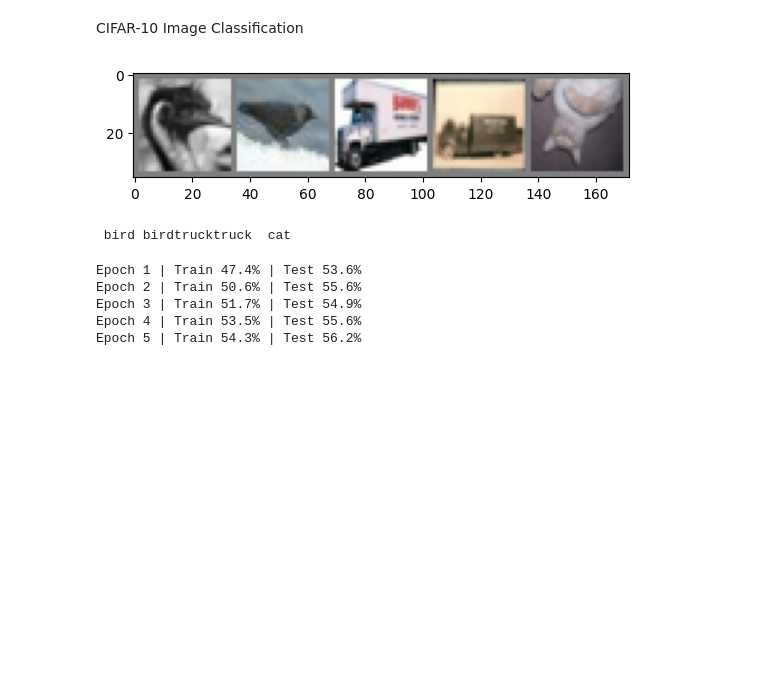
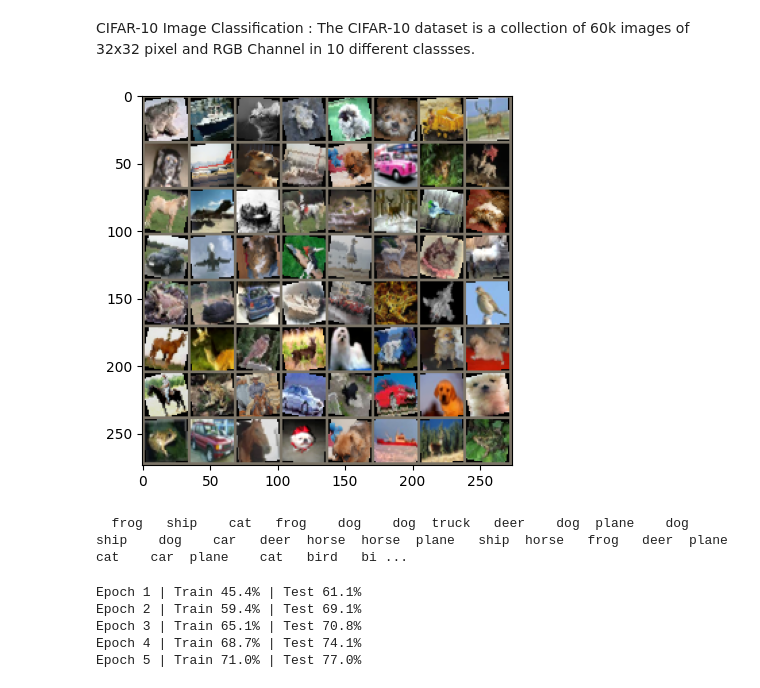
Before and after one commit to Binte-Marium-naqvi/LogicMojo-AI-ML-Jan26-Mari110, a Jupyter notebook: CIFAR_Image_Classification.ipynb, the cells around one changed output. Drawn from its saved outputs; the diff is of its cells as text; code cells hidden in the pictures; blank space fills up the shorter version.

```diff
--- a/CIFAR_Image_Classification.ipynb
+++ b/CIFAR_Image_Classification.ipynb
@@ -1,52 +1,68 @@
-# %% [markdown]
-CIFAR-10 Image Classification
+# %% [markdown]
+CIFAR-10 Image Classification :
+The CIFAR-10 dataset is a collection of 60k images of 32x32 pixel and RGB Channel in 10 different classses.
 # %%
 #Import the required Torch packages
 import torch
 import torchvision
 import torchvision.transforms as transforms
-
-#
-transform=transforms.Compose(                                 # transforms.Compose -> This simply chains multiple transformations together
+IMG_SIZE=32
+train_transform=transforms.Compose( [
+  #transforms.Compose -> This simply chains multiple transformations together
+  transforms.Resize((IMG_SIZE, IMG_SIZE)),
+  transforms.RandomHorizontalFlip(p=0.5),
+  transforms.RandomRotation(degrees=15),
+  transforms.ColorJitter(brightness=0.1, contrast=0.1, saturation=0.1),
+  transforms.ToTensor(),                                              # First: Convert Image -> Tensor, does 2 things : vonverts images to pytorch tensors and scales pixel values from[0,255] ->[0,1]
+  transforms.Normalize(mean=[0.485, 0.456, 0.406],
+                         std=[0.229, 0.224, 0.225])]     # Second: Normalize the Tensor , normalizes each color channel (R, G, B). Final range becomes [-1,1]
+)
+eval_transform=transforms.Compose(
+                                  #
+  #transforms.Compose -> This simply chains multiple transformations together
     [transforms.ToTensor(),                                   # First: Convert Image -> Tensor, does 2 things : vonverts images to pytorch tensors and scales pixel values from[0,255] ->[0,1]
-     transforms.Normalize((0.5,0.5,0.5),(0.5,0.5,0.5))]       # Second: Normalize the Tensor , normalizes each color channel (R, G, B). Final range becomes [-1,1]
+     transforms.Normalize(mean=[0.485, 0.456, 0.406],
+                         std=[0.229, 0.224, 0.225])]     # Second: Normalize the Tensor , normalizes each color channel (R, G, B). Final range becomes [-1,1]
 )
 # Why do we normalize?
 # To center data around 0,Helps neural networks train faster,Improves numerical stability
 
-trainset=torchvision.datasets.CIFAR10(root='/.data',train=True,download=True,transform=transform)
-testset=torchvision.datasets.CIFAR10(root='/.data',train=False,download=True,transform=transform)
+testset=torchvision.datasets.CIFAR10(root='./data',train=False,download=True,transform=eval_transform)
+trainset=torchvision.datasets.CIFAR10(root='./data',train=True,download=True,transform=train_transform)
 
 classes=('plane','car','bird','cat','deer','dog','frog','horse','ship','truck')
 # %%
 # We will feed our data in batches , so we need to generate train and test loaders
-batch_size=5
-trainloader=torch.utils.data.DataLoader(trainset,batch_size=batch_size,shuffle=True,num_workers=2)
+batch_size=64
+trainloader=torch.utils.data.DataLoader(trainset,batch_size=batch_size,shuffle=True,pin_memory=True,num_workers=2)
 testloader=torch.utils.data.DataLoader(testset,batch_size=batch_size,shuffle=False,num_workers=2)
 # %%
 import matplotlib.pyplot as plt
 import numpy as np
 
 # function to show an image
+mean = torch.tensor([0.485, 0.456, 0.406]).view(3,1,1)
+std  = torch.tensor([0.229, 0.224, 0.225]).view(3,1,1)
+
 
 def imshow(img):
-  img=img/2+0.5 #unnormalize
+  img=img*std+mean #unnormalize
   npimg=img.numpy()   # converts pytorch tensor -> numpy , required becuase matplot works with numpy
   plt.imshow(np.transpose(npimg,(1,2,0)))  # rearrange the dimension from pytorch image format(C,H,W) to matplot expected format (H,W,C)
   plt.show()
 
 #get random training image
 dataiter=iter(trainloader)  # creates an iterator over the data loader
 images,labels =next(dataiter)
 
 #show image
 imshow(torchvision.utils.make_grid(images))  # takes multiple images and puts them into a grid
 
 #print labels
-print(''.join('%5s' % classes[labels[j]] for j in range(batch_size)))
+print(''.join(' %5s ' % classes[ labels[j] ] for j in range(batch_size)))
 # %% [output]
-[figure, old version]
+[figure, new version]
- bird birdtrucktruck  cat
+  frog   ship    cat   frog    dog    dog  truck   deer    dog  plane    dog   ship    dog    car   deer  horse  horse  plane   ship  horse   frog   deer  plane    cat    car  plane    cat   bird   bi ...
 # %%
 # Lets build our Nueral Network and CNN for image classification
 import torch
@@ -133,11 +174,11 @@ def evaluate(model, loader, criterion, device):
 # Run your model
 for epoch in range(1,6):
   train_loss,train_acc=train(model,trainloader,criterion,optimizer,device)
-  test_loss,test_acc=evaluate(model,testloader,criterion,device)
+  test_loss,test_acc,all_preds,all_labels=evaluate(model,testloader,criterion,device)
   print(f"Epoch {epoch} | Train {train_acc:.1f}% | Test {test_acc:.1f}%")
 # %% [output]
-Epoch 1 | Train 47.4% | Test 53.6%
-Epoch 2 | Train 50.6% | Test 55.6%
-Epoch 3 | Train 51.7% | Test 54.9%
-Epoch 4 | Train 53.5% | Test 55.6%
-Epoch 5 | Train 54.3% | Test 56.2%
+Epoch 1 | Train 45.4% | Test 61.1%
+Epoch 2 | Train 59.4% | Test 69.1%
+Epoch 3 | Train 65.1% | Test 70.8%
+Epoch 4 | Train 68.7% | Test 74.1%
+Epoch 5 | Train 71.0% | Test 77.0%
```
Also changed, not shown: parts of 4 cells of this notebook, 1 other file.
